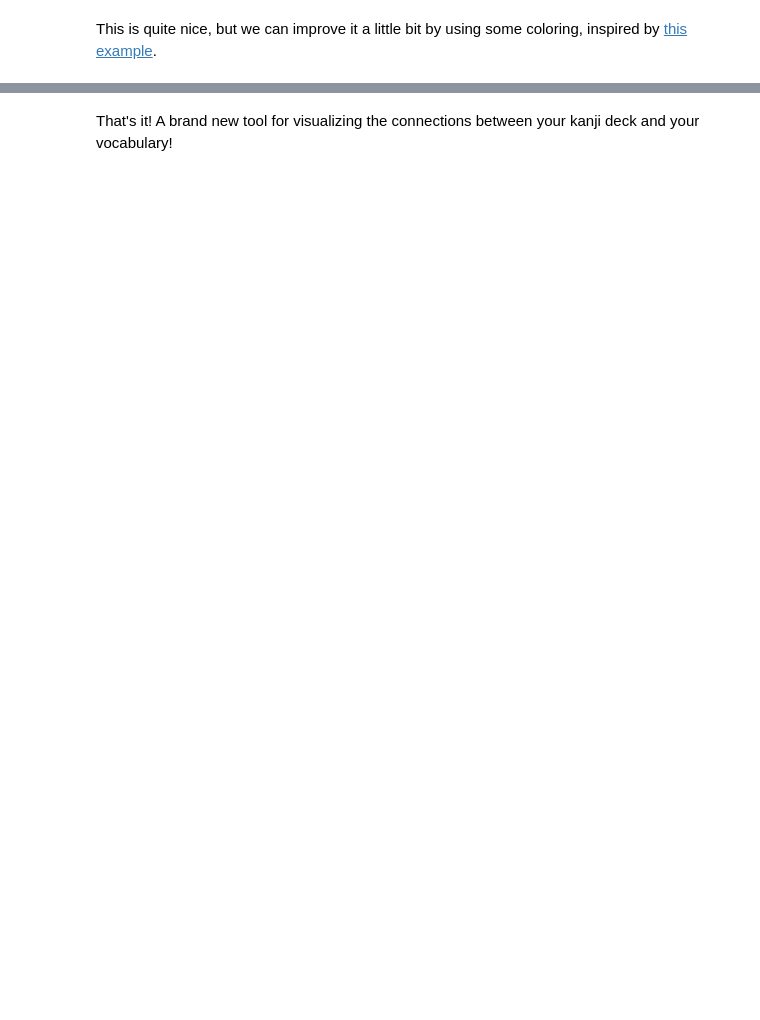
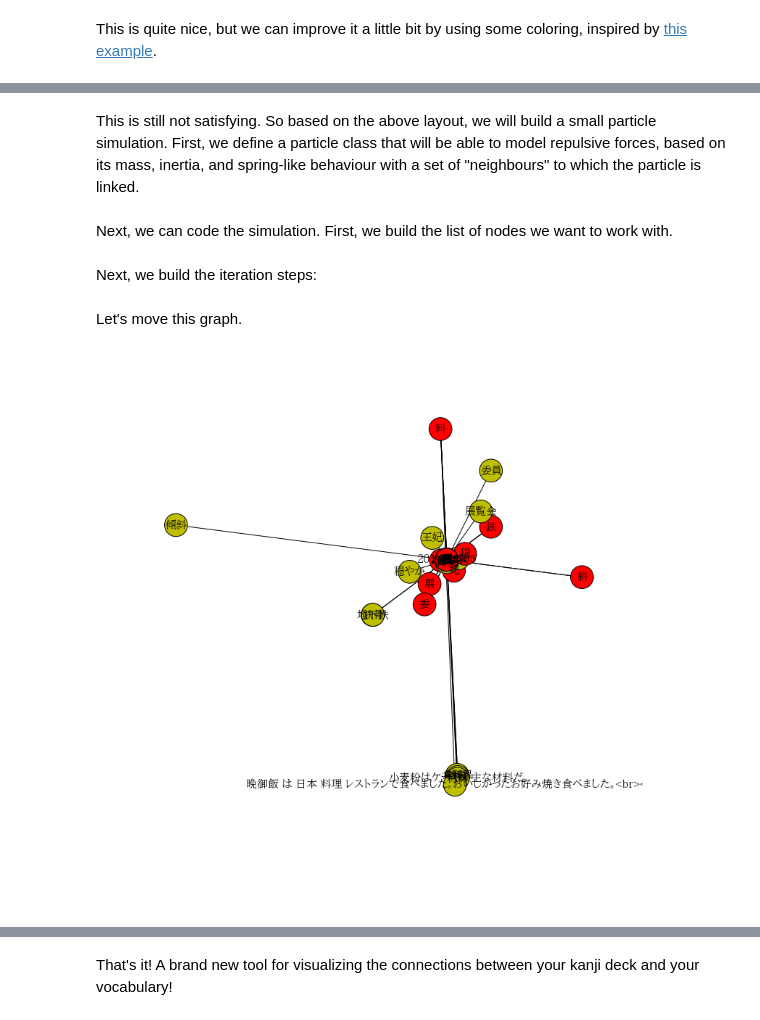
Before and after one commit to flothesof/posts, a Jupyter notebook: 20141020_JapaneseLanguageGraphs.ipynb, the cells around one changed output, grey strips where cells are left out. Cells and saved outputs as stored; diff of their text form; code cells hidden in the pictures; blank space fills up the shorter version.

```diff
--- a/20141020_JapaneseLanguageGraphs.ipynb
+++ b/20141020_JapaneseLanguageGraphs.ipynb
@@ -130,0 +206,2 @@ axis('off');
+# %% [markdown]
+This is still not satisfying. So based on the above layout, we will build a small particle simulation. First, we define a particle class that will be able to model repulsive forces, based on its mass, inertia, and spring-like behaviour with a set of "neighbours" to which the particle is linked.
@@ -130,0 +232,45 @@ axis('off');
+# %% [markdown]
+Next, we can code the simulation. First, we build the list of nodes we want to work with.
+# %%
+pos = nx.spring_layout(G)
+particles = {}
+for k in kanji:
+    fixed = True
+    neighbours = get_associated_vocab(k)
+    particles[k] = particle(k, pos[k], fixed=True, mass=len(neighbours) + 1, neighbours=neighbours)
+    for neigh in neighbours:
+        particles[neigh] = particle(neigh, pos[neigh], fixed=False, neighbours=[k])
+# %%
+def get_pos_dict():
+    pos = dict(zip(particles.keys(), [particles[k].pos for k in particles]))
+    pos[datetime.date(2014, 11, 5)] = [0., 0.]
+    return pos
+# %%
+def plot_current_particles():
+    figure(figsize=(10, 10))
+    nx.draw(G, pos=get_pos_dict(),
+        with_labels=True,
+        node_color=node_color,
+        font_family='Aozora Mincho', font_size=15,
+        node_size=1000)
+# %% [markdown]
+Next, we build the iteration steps:
+# %%
+def iterate(dt):
+    for current_p in particles:
+        external_force = zeros((2))
+        for other_p in particles:
+            if current_p != other_p:
+                # sum repulsive force
+                external_force -= particles[other_p].mass / (particles[current_p].pos - particles[other_p].pos) ** 2 * (particles[current_p].pos - particles[other_p].pos)
+        external_force += particles[current_p].compute_spring_force()
+        particles[current_p].external_force = external_force
+    for current_p in particles:
+        particles[current_p].move(dt)
+# %% [markdown]
+Let's move this graph.
+# %%
+iterate(10)
+plot_current_particles()
+# %% [output]
+[figure, added]
```
Also changed, not shown: parts of 19 cells of this notebook, 4 other files.
